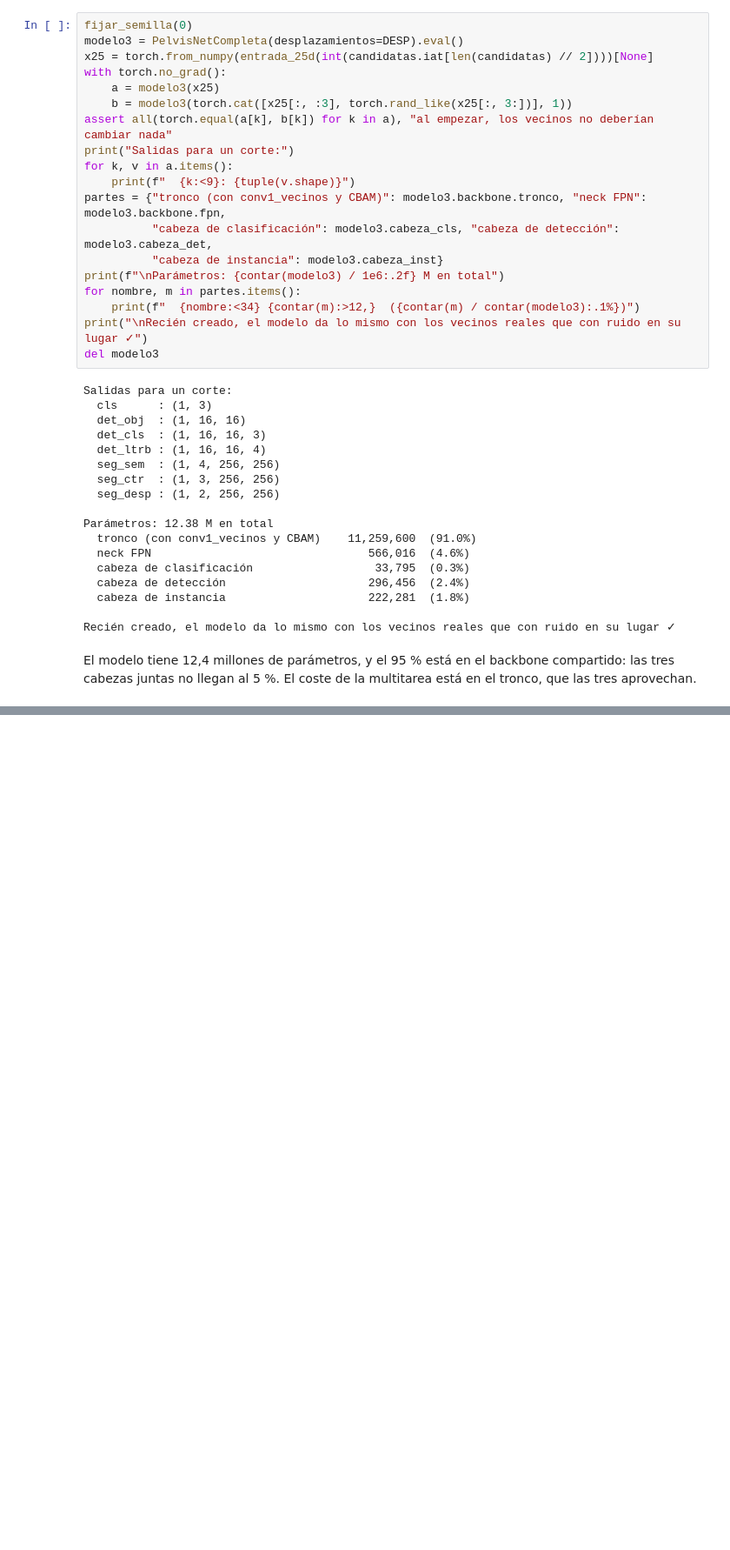
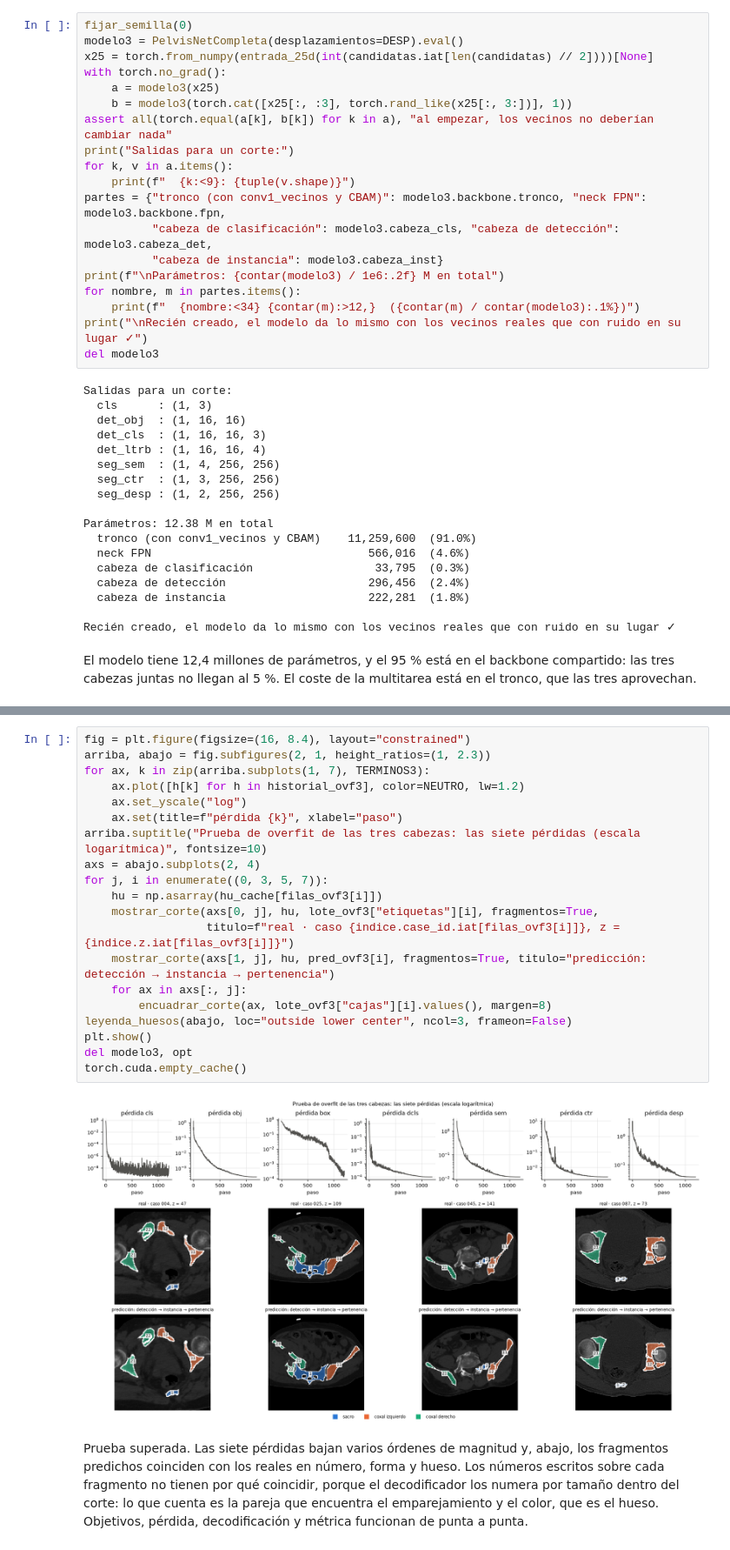
Before and after one commit to MarcAragon/proyecto_pengwin, a Jupyter notebook: Pengwin.ipynb, the cells around one changed output, grey strips where cells are left out. Shown at 87% size. Saved outputs shown, nothing was run; the diff lists cells and outputs as text; blank space fills up the shorter version.

```diff
--- a/Pengwin.ipynb
+++ b/Pengwin.ipynb
@@ -2584,0 +3053,24 @@ El modelo tiene 12,4 millones de parámetros, y el 95 % está en el backbone com
+# %%
+fig = plt.figure(figsize=(16, 8.4), layout="constrained")
+arriba, abajo = fig.subfigures(2, 1, height_ratios=(1, 2.3))
+for ax, k in zip(arriba.subplots(1, 7), TERMINOS3):
+    ax.plot([h[k] for h in historial_ovf3], color=NEUTRO, lw=1.2)
+    ax.set_yscale("log")
+    ax.set(title=f"pérdida {k}", xlabel="paso")
+arriba.suptitle("Prueba de overfit de las tres cabezas: las siete pérdidas (escala logarítmica)", fontsize=10)
+axs = abajo.subplots(2, 4)
+for j, i in enumerate((0, 3, 5, 7)):
+    hu = np.asarray(hu_cache[filas_ovf3[i]])
+    mostrar_corte(axs[0, j], hu, lote_ovf3["etiquetas"][i], fragmentos=True,
+                  titulo=f"real · caso {indice.case_id.iat[filas_ovf3[i]]}, z = {indice.z.iat[filas_ovf3[i]]}")
+    mostrar_corte(axs[1, j], hu, pred_ovf3[i], fragmentos=True, titulo="predicción: detección → instancia → pertenencia")
+    for ax in axs[:, j]:
+        encuadrar_corte(ax, lote_ovf3["cajas"][i].values(), margen=8)
+leyenda_huesos(abajo, loc="outside lower center", ncol=3, frameon=False)
+plt.show()
+del modelo3, opt
+torch.cuda.empty_cache()
+# %% [output]
+[figure, added]
+# %% [markdown]
+Prueba superada. Las siete pérdidas bajan varios órdenes de magnitud y, abajo, los fragmentos predichos coinciden con los reales en número, forma y hueso. Los números escritos sobre cada fragmento no tienen por qué coincidir, porque el decodificador los numera por tamaño dentro del corte: lo que cuenta es la pareja que encuentra el emparejamiento y el color, que es el hueso. Objetivos, pérdida, decodificación y métrica funcionan de punta a punta.
```
Also changed, not shown: parts of 13 cells of this notebook.
